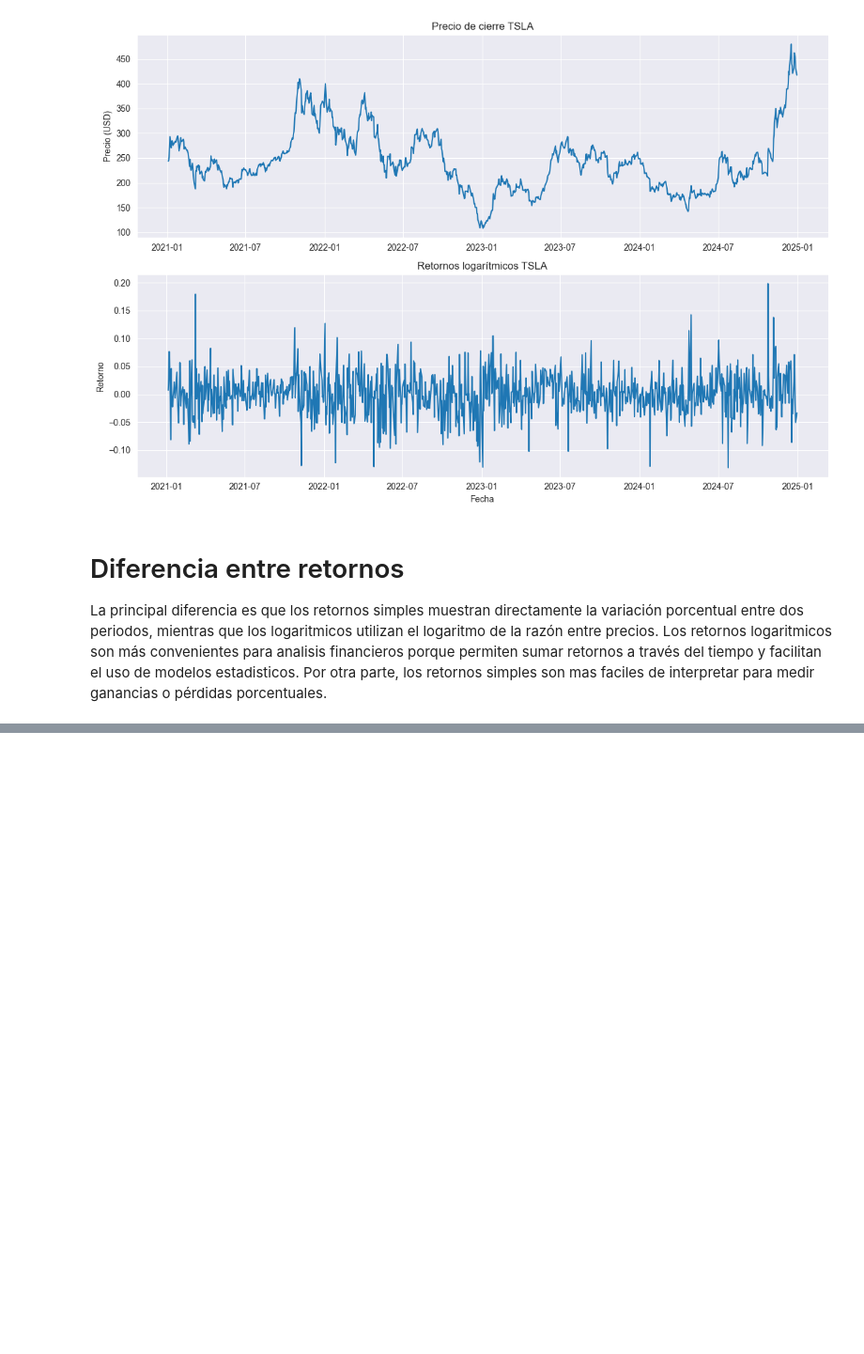
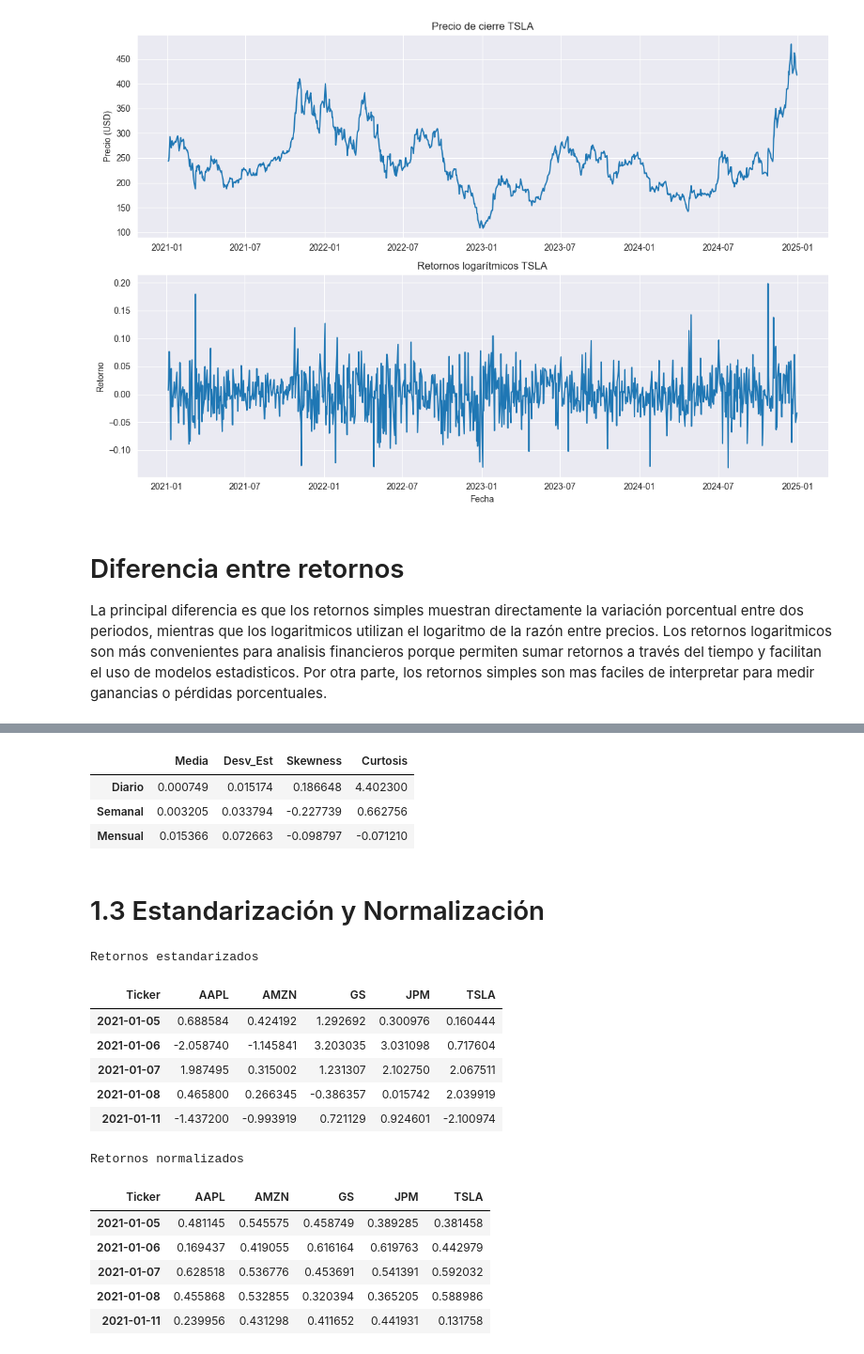
Before and after one commit to Antoniacifuentes/ds_finance_cifuentes, a Jupyter notebook: notebooks/hw2.ipynb, the cells around one changed output, grey strips where cells are left out. Shown at 94% size. Cells and saved outputs as stored; diff of their text form; code cells hidden in the pictures; blank space fills up the shorter version.

```diff
--- a/notebooks/hw2.ipynb
+++ b/notebooks/hw2.ipynb
@@ -89,0 +170,75 @@ Los retornos logaritmicos son más convenientes para analisis financieros porque
+# %%
+resumen = pd.DataFrame({
+    "Media": [
+        ret_diario_log.mean(),
+        ret_semanal_log.mean(),
+        ret_mensual_log.mean()
+    ],
+    "Desv_Est": [
+        ret_diario_log.std(),
+        ret_semanal_log.std(),
+        ret_mensual_log.std()
+    ],
+    "Skewness": [
+        ret_diario_log.skew(),
+        ret_semanal_log.skew(),
+        ret_mensual_log.skew()
+    ],
+    "Curtosis": [
+        ret_diario_log.kurt(),
+        ret_semanal_log.kurt(),
+        ret_mensual_log.kurt()
+    ]
+},
+index=["Diario", "Semanal", "Mensual"])
+
+resumen
+# %% [output]
+|  | Media | Desv_Est | Skewness | Curtosis |
+| Diario | 0.000749 | 0.015174 | 0.186648 | 4.402300 |
+| Semanal | 0.003205 | 0.033794 | -0.227739 | 0.662756 |
+| Mensual | 0.015366 | 0.072663 | -0.098797 | -0.071210 |
+# %% [markdown]
+# 1.3 Estandarización y Normalización
+# %%
+from sklearn.preprocessing import StandardScaler, MinMaxScaler
+
+# Retornos simples diarios del portafolio
+retornos = retornos_simples.copy()
+
+# Estandarización
+scaler_std = StandardScaler()
+retornos_std = pd.DataFrame(
+    scaler_std.fit_transform(retornos),
+    columns=retornos.columns,
+    index=retornos.index
+)
+
+# Normalización Min-Max
+scaler_mm = MinMaxScaler()
+retornos_mm = pd.DataFrame(
+    scaler_mm.fit_transform(retornos),
+    columns=retornos.columns,
+    index=retornos.index
+)
+
+print("Retornos estandarizados")
+display(retornos_std.head())
+
+print("Retornos normalizados")
+display(retornos_mm.head())
+# %% [output]
+Retornos estandarizados
+| Ticker | AAPL | AMZN | GS | JPM | TSLA |
+| 2021-01-05 | 0.688584 | 0.424192 | 1.292692 | 0.300976 | 0.160444 |
+| 2021-01-06 | -2.058740 | -1.145841 | 3.203035 | 3.031098 | 0.717604 |
+| 2021-01-07 | 1.987495 | 0.315002 | 1.231307 | 2.102750 | 2.067511 |
+| 2021-01-08 | 0.465800 | 0.266345 | -0.386357 | 0.015742 | 2.039919 |
+| 2021-01-11 | -1.437200 | -0.993919 | 0.721129 | 0.924601 | -2.100974 |
+Retornos normalizados
+| Ticker | AAPL | AMZN | GS | JPM | TSLA |
+| 2021-01-05 | 0.481145 | 0.545575 | 0.458749 | 0.389285 | 0.381458 |
+| 2021-01-06 | 0.169437 | 0.419055 | 0.616164 | 0.619763 | 0.442979 |
+| 2021-01-07 | 0.628518 | 0.536776 | 0.453691 | 0.541391 | 0.592032 |
+| 2021-01-08 | 0.455868 | 0.532855 | 0.320394 | 0.365205 | 0.588986 |
+| 2021-01-11 | 0.239956 | 0.431298 | 0.411652 | 0.441931 | 0.131758 |
```
Also changed, not shown: parts of 6 cells of this notebook.
